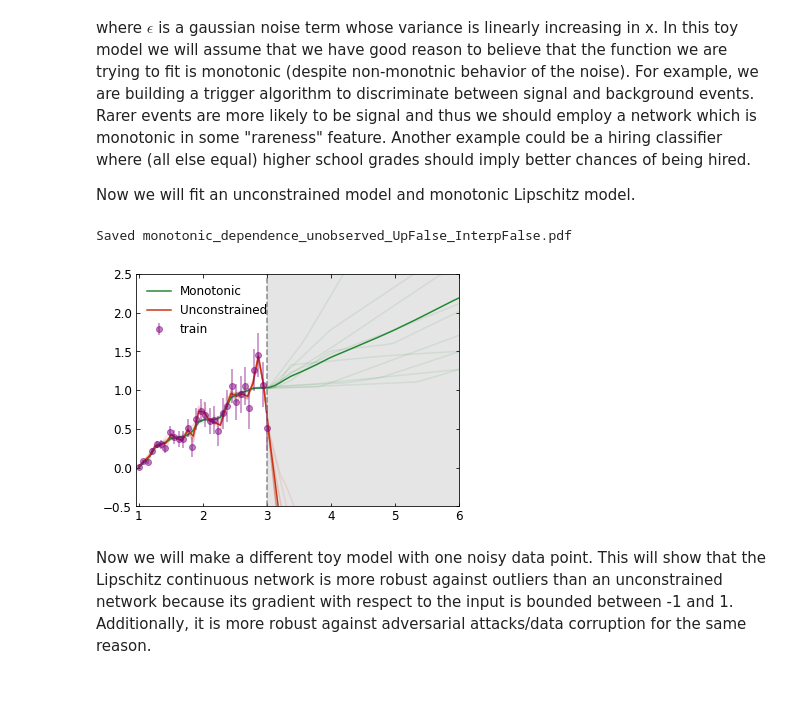
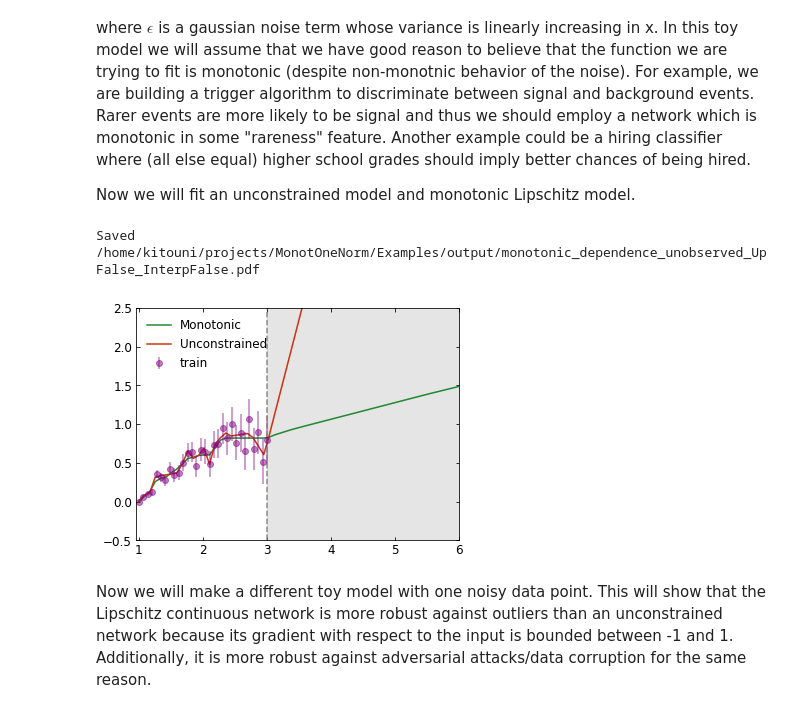
Before and after one commit to niklasnolte/MonotonicNetworks, a Jupyter notebook: Examples/Examples_paper.ipynb, the cells around one changed output. Drawn from its saved outputs; the diff is of its cells as text; code cells hidden in the pictures.

Commit message:
added code for plots in paper

```diff
--- a/Examples/Examples_paper.ipynb
+++ b/Examples/Examples_paper.ipynb
@@ -56,13 +58,14 @@ EPOCHS = 20000
 N = 30           # Number of points
 loss_func = torch.nn.MSELoss()
 # %%
-up = True
-interp = True
+up = False
+interp = False
 y_list_fname = f"y_list_monotonicExample-Up{up}-Interp{interp}.pt"
 y_robust_list_fname = f"y_robust_list_monotonicExample-Up{up}-Interp{interp}.pt"
 # simple toy data
 def gen_data(interp=False, up=False):
-    seed = 2 if up else 16
+    # seed = 2 if up else 16
+    seed = 20 if up else 18
     torch.manual_seed(seed)
     max_range = 3   # Maximum range of x
     if interp == False:
@@ -86,15 +89,15 @@ x_train, y_train, x_linspace, y_linspace, y_error = gen_data(interp=interp, up=u
 y_list = []
 y_robust_list = []
 torch.manual_seed(0)
-for i in range(10):
+for i in range(1):
     model = UnconstrainedModel()
-    monotonic_model = SigmaNet(RobustModel())
+    monotonic_model = SigmaNet(RobustModel(), 1)
     # optim = torch.optim.Adam([{"params" : model.parameters()}, {"params" : monotonic_model.parameters()}], lr=2e-3)
     optim = torch.optim.Adam([{"params" : model.parameters()}, {"params" : monotonic_model.parameters()}], lr=1e-4)
     scheduler = torch.optim.lr_scheduler.OneCycleLR(optim, max_lr=5e-3, total_steps=EPOCHS)
 
     # Train both models at the same time
-    pbar = tqdm(range(EPOCHS))
+    pbar = tqdm.trange(EPOCHS)
     for i in pbar:
         y = model(x_train)
         y_robust = monotonic_model(x_train)
@@ -116,48 +119,53 @@ for i in range(10):
         y_robust_list.append(y_robust)
 # %%
 # save lists
-torch.save(y_list, y_list_fname)
-torch.save(y_robust_list, y_robust_list_fname)
+import os
+path = os.path.join(os.getcwd(), "output")
+if not os.path.exists(path):
+    os.makedirs(path)
+torch.save(y_list, os.path.join(path, y_list_fname))
+torch.save(y_robust_list, os.path.join(path, y_robust_list_fname))
 # %%
 # load lists
 up = False
 interp = False
 y_list_fname = f"y_list_monotonicExample-Up{up}-Interp{interp}.pt"
 y_robust_list_fname = f"y_robust_list_monotonicExample-Up{up}-Interp{interp}.pt"
-y_list = torch.load(y_list_fname)
-y_robust_list = torch.load(y_robust_list_fname)
+y_list = torch.load(os.path.join(path, y_list_fname))
+y_robust_list = torch.load(os.path.join(path, y_robust_list_fname))
 x_train, y_train, x_linspace, y_linspace, y_error = gen_data(interp=interp, up=up)
 # %%
 fig, ax = plt.subplots(1, 1, figsize=(5, 3.5), dpi=200)
 for y, y_robust in zip(y_list, y_robust_list):
     ax.plot(x_linspace.numpy(), y_robust.numpy(), color='C1', alpha=0.1)
     ax.plot(x_linspace.numpy(), y.numpy(), color='C2', alpha=0.1)
 # plot mean
 ax.plot(x_linspace.numpy(), torch.hstack(y_robust_list).mean(1).numpy(), color='C1', label='Monotonic')
 ax.plot(x_linspace.numpy(), torch.hstack(y_list).mean(1).numpy(), color='C2', label='Unconstrained')
 
 # plt.plot(x_linspace, y_linspace, c='gray',
 #          linestyle='--', alpha=0.9, label="true function")
 plt.errorbar(x_train.numpy().flatten(), y_train.numpy().flatten(),
     yerr=y_error.numpy().flatten(), fmt='o', c='purple', label='train', alpha=0.5)
 plt.legend(loc='upper left')
 ax.set_ylim(-0.5, 2.5)
 ax.set_xlim(1-0.05,6)
 if interp:
     ax.axvline(3, c='gray', linestyle='--', alpha=0.9)
     ax.axvline(4.5, c='gray', linestyle='--', alpha=0.9)
     ax.fill_betweenx([-0.5, 2.5], 3, 4.5, color='gray', alpha=0.2)
 else:
     ax.axvline(3, c='gray', linestyle='--', alpha=0.9)
     ax.fill_betweenx([-2, 3], 3, 6, color='gray', alpha=0.2)
 figname = f"monotonic_dependence_unobserved_Up{up}_Interp{interp}.pdf"
+figname = os.path.join(path, figname)
 plt.tight_layout(pad=0)
 plt.savefig(figname)
 print("Saved", figname)
 plt.show()
 # %% [output]
-Saved monotonic_dependence_unobserved_UpFalse_InterpFalse.pdf
+Saved /home/kitouni/projects/MonotOneNorm/Examples/output/monotonic_dependence_unobserved_UpFalse_InterpFalse.pdf
-[figure, old version]
+[figure, new version]
 # %% [markdown]
 Now we will make a different toy model with one noisy data point. This will show that the Lipschitz continuous network is more robust against outliers than an unconstrained network because its gradient with respect to the input is bounded between -1 and 1. Additionally, it is more robust against adversarial attacks/data corruption for the same reason.
 # %%
```
Also changed, not shown: parts of 1 cell of this notebook.
